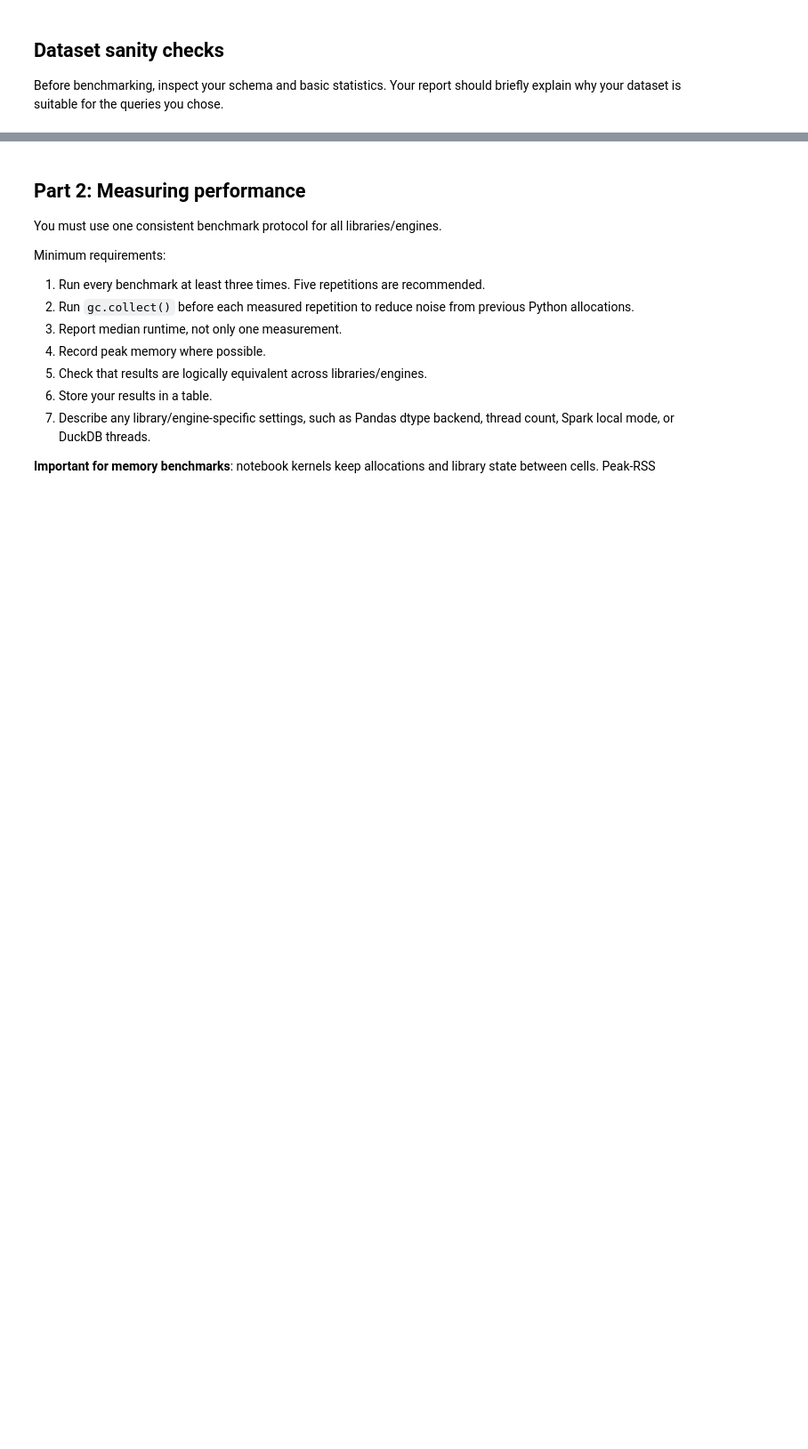
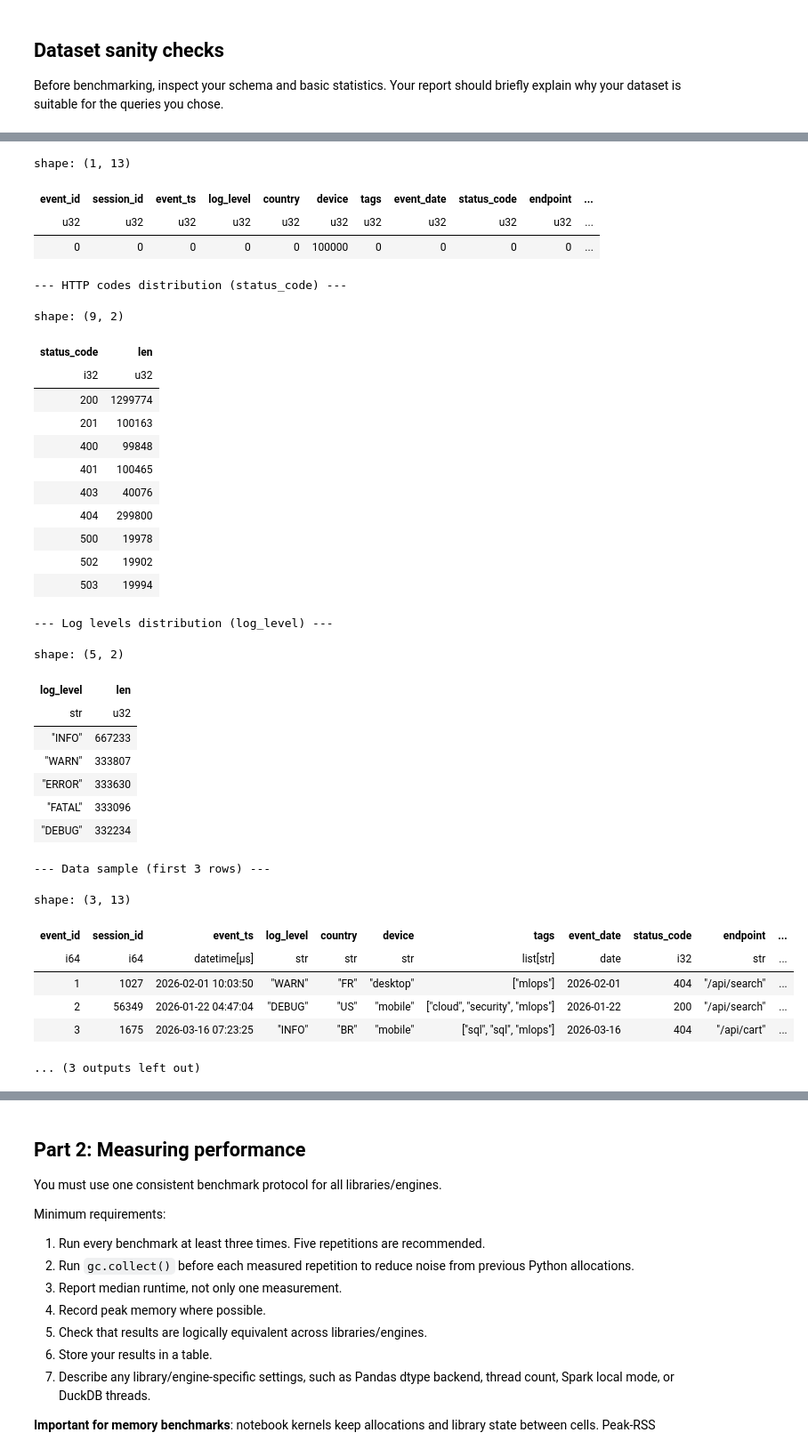
Before and after one commit to matiuszaa/tbd-workshop-1, a Jupyter notebook: notebooks/tbd_phase_2_26L.ipynb, the cells around one changed output, grey strips where cells are left out. Shown at 89% size. Cells and saved outputs as stored; diff of their text form; code cells hidden in the pictures; blank space fills up the shorter version.

Commit message:
Updated data generation

```diff
--- a/notebooks/tbd_phase_2_26L.ipynb
+++ b/notebooks/tbd_phase_2_26L.ipynb
@@ -396,3 +416,26 @@ Before benchmarking, inspect your schema and basic statistics. Your report shoul
 # %%
 # TODO: Inspect schema, row count, null counts, and basic category distributions.
 # Keep this section short, but include enough evidence that your data was generated correctly.
+
+print(f"Events table row count: {events.height:,}")
+print(f"Dimension table row count: {dimension.height:,}\n")
+
+print("--- Schema of the 'events' table ---")
+for col_name, dtype in events.schema.items():
+    print(f"{col_name}: {dtype}")
+
+print("\n--- Missing values (Null counts) ---")
+display(events.null_count())
+
+print("\n--- HTTP codes distribution (status_code) ---")
+display(events.group_by("status_code").len().sort("status_code"))
+
+print("\n--- Log levels distribution (log_level) ---")
+display(events.group_by("log_level").len().sort("len", descending=True))
+
+print("\n--- Data sample (first 3 rows) ---")
+display(events.head(3))
+
+print("\n--- Dimension table (Microservices directory) ---")
+display(dimension)
+# %% [output]
@@ -398,0 +461,34 @@ Before benchmarking, inspect your schema and basic statistics. Your report shoul
+shape: (1, 13)
+| event_id | session_id | event_ts | log_level | country | device | tags | event_date | status_code | endpoint | ... |
+| u32 | u32 | u32 | u32 | u32 | u32 | u32 | u32 | u32 | u32 | ... |
+| 0 | 0 | 0 | 0 | 0 | 100000 | 0 | 0 | 0 | 0 | ... |
+--- HTTP codes distribution (status_code) ---
+shape: (9, 2)
+| status_code | len |
+| i32 | u32 |
+| 200 | 1299774 |
+| 201 | 100163 |
+| 400 | 99848 |
+| 401 | 100465 |
+| 403 | 40076 |
+| 404 | 299800 |
+| 500 | 19978 |
+| 502 | 19902 |
+| 503 | 19994 |
+--- Log levels distribution (log_level) ---
+shape: (5, 2)
+| log_level | len |
+| str | u32 |
+| "INFO" | 667233 |
+| "WARN" | 333807 |
+| "ERROR" | 333630 |
+| "FATAL" | 333096 |
+| "DEBUG" | 332234 |
+--- Data sample (first 3 rows) ---
+shape: (3, 13)
+| event_id | session_id | event_ts | log_level | country | device | tags | event_date | status_code | endpoint | ... |
+| i64 | i64 | datetime[μs] | str | str | str | list[str] | date | i32 | str | ... |
+| 1 | 1027 | 2026-02-01 10:03:50 | "WARN" | "FR" | "desktop" | ["mlops"] | 2026-02-01 | 404 | "/api/search" | ... |
+| 2 | 56349 | 2026-01-22 04:47:04 | "DEBUG" | "US" | "mobile" | ["cloud", "security", "mlops"] | 2026-01-22 | 200 | "/api/search" | ... |
+| 3 | 1675 | 2026-03-16 07:23:25 | "INFO" | "BR" | "mobile" | ["sql", "sql", "mlops"] | 2026-03-16 | 404 | "/api/cart" | ... |
+... (3 outputs left out)
```
Also changed, not shown: parts of 6 cells of this notebook.
